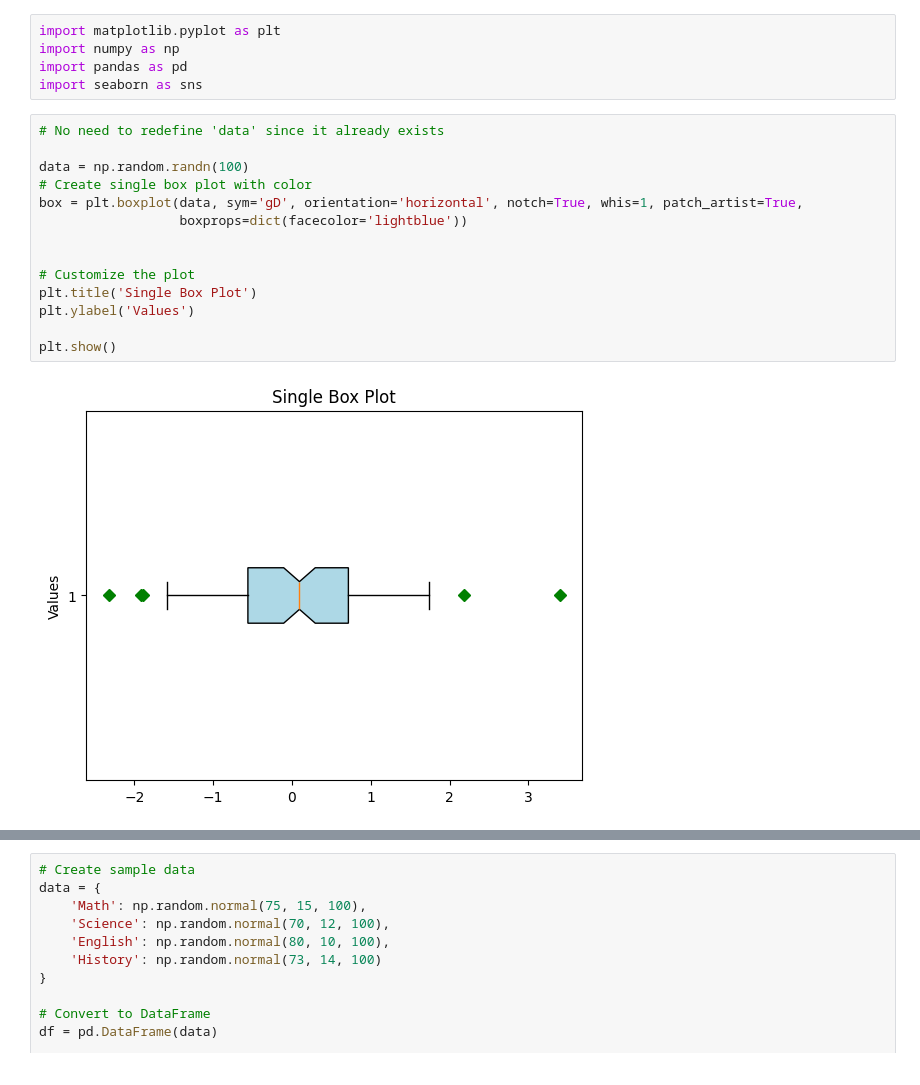
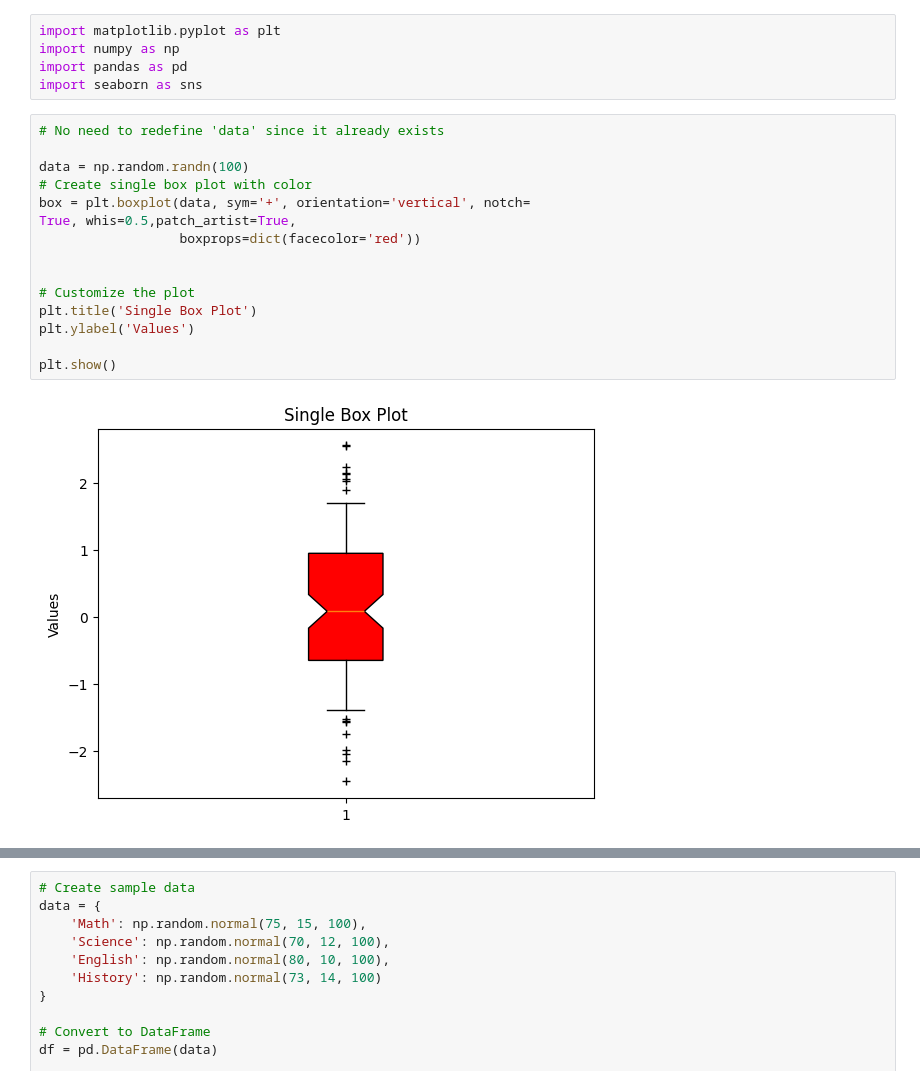
Before and after one commit to khalidkhankakar/Data-Visualization, a Jupyter notebook: class/12.ipynb, the cells around one changed output, grey strips where cells are left out. Saved outputs shown, nothing was run; the diff lists cells and outputs as text.

```diff
--- a/class/12.ipynb
+++ b/class/12.ipynb
@@ -6,19 +6,20 @@ import seaborn as sns
 # %%
 # No need to redefine 'data' since it already exists
 
 data = np.random.randn(100)
 # Create single box plot with color
-box = plt.boxplot(data, sym='gD', orientation='horizontal', notch=True, whis=1, patch_artist=True,
-                  boxprops=dict(facecolor='lightblue'))
+box = plt.boxplot(data, sym='+', orientation='vertical', notch=
+True, whis=0.5,patch_artist=True,
+                  boxprops=dict(facecolor='red'))
 
 
 # Customize the plot
 plt.title('Single Box Plot')
 plt.ylabel('Values')
 
 plt.show()
 # %% [output]
-[figure, old version]
+[figure, new version]
 # %%
 box_colors = ['pink', 'red', 'blue']
 
```
Also changed, not shown: parts of 2 cells of this notebook.
